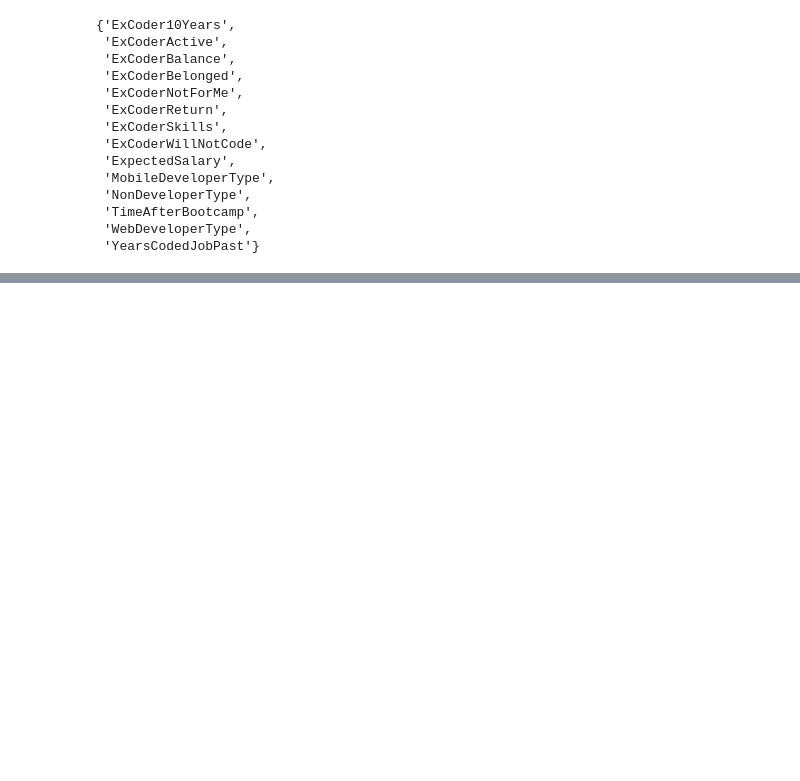
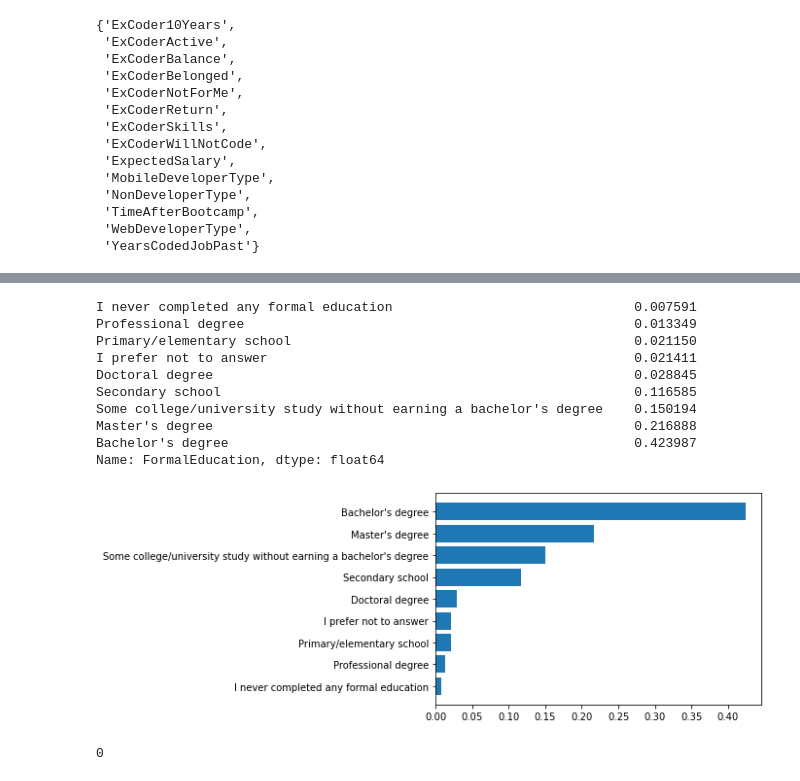
Before and after one commit to Alex-YuZ/SurveyDataAnalysis, a Jupyter notebook: SurveyDataAnalysis.ipynb, the cells around one changed output, grey strips where cells are left out. Cells and saved outputs as stored; diff of their text form; code cells hidden in the pictures; blank space fills up the shorter version.

```diff
--- a/SurveyDataAnalysis.ipynb
+++ b/SurveyDataAnalysis.ipynb
@@ -96,0 +124,32 @@ nulls_75plus
+# %%
+def viz_freq(feature_name, top_k=None, norm=None, asc=False):
+    if top_k is None:
+        val_counts = df[feature_name].value_counts(normalize=norm, ascending=asc)
+        print(val_counts)
+        plt.barh(y=val_counts.index.values, width=val_counts.values);
+
+    else:
+        val_counts = df[feature_name].value_counts(normalize=norm, ascending=asc)
+        top_k_vals = val_counts[-top_k:]
+        print(top_k_vals)
+        plt.barh(y=top_k_vals.index.values, width=top_k_vals.values);
+# %%
+viz_freq("FormalEducation", norm=True, asc=True)
+# %% [output]
+I never completed any formal education                               0.007591
+Professional degree                                                  0.013349
+Primary/elementary school                                            0.021150
+I prefer not to answer                                               0.021411
+Doctoral degree                                                      0.028845
+Secondary school                                                     0.116585
+Some college/university study without earning a bachelor's degree    0.150194
+Master's degree                                                      0.216888
+Bachelor's degree                                                    0.423987
+Name: FormalEducation, dtype: float64
+[figure, added]
+# %%
+# 6. `Country` value counts
+## Check null values in `FormalEducation` feature
+df.Country.isna().sum()
+# %% [output]
+0
```
Also changed, not shown: parts of 6 cells of this notebook.
